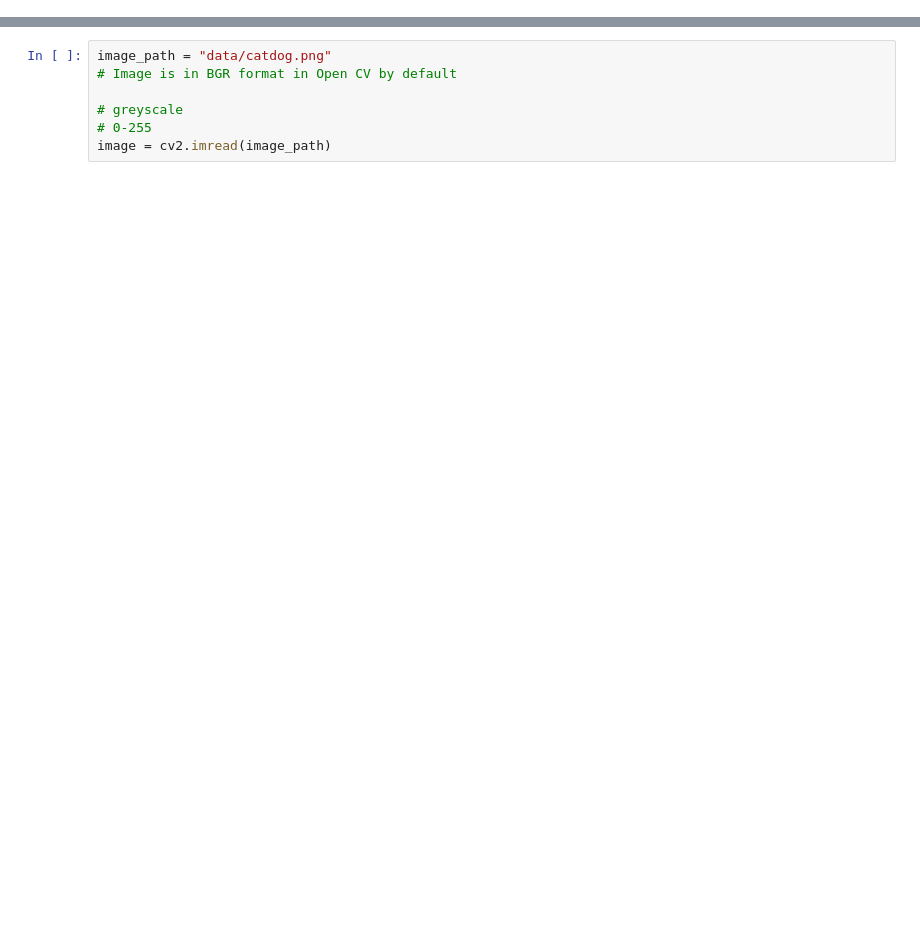
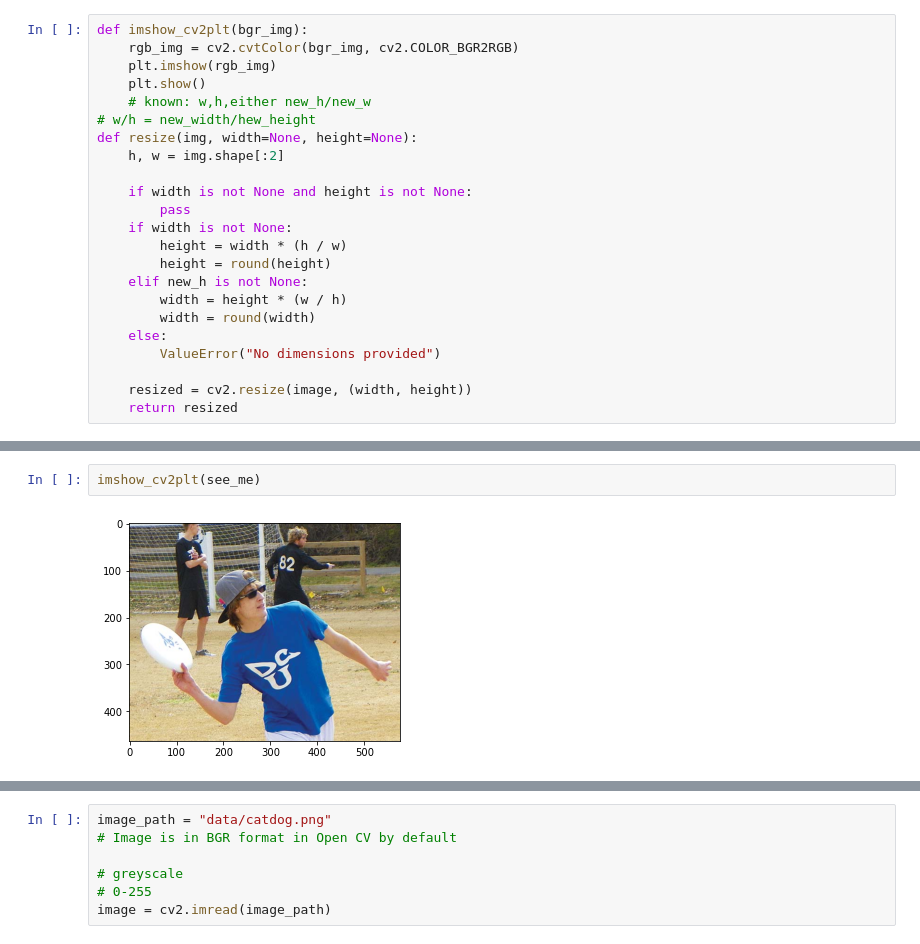
Before and after one commit to AsterLaoWhy/cv_intro, a Jupyter notebook: pseudo_hw.ipynb, the cells around one changed output, grey strips where cells are left out. Saved outputs shown, nothing was run; the diff lists cells and outputs as text; blank space fills up the shorter version.

```diff
--- a/pseudo_hw.ipynb
+++ b/pseudo_hw.ipynb
@@ -10,3 +10,26 @@ import numpy as np
 %matplotlib inline
 # %% [output]
 [interactive output not drawn]
+# %%
+def imshow_cv2plt(bgr_img):
+    rgb_img = cv2.cvtColor(bgr_img, cv2.COLOR_BGR2RGB)
+    plt.imshow(rgb_img)
+    plt.show()
+    # known: w,h,either new_h/new_w
+# w/h = new_width/hew_height
+def resize(img, width=None, height=None):
+    h, w = img.shape[:2]
+
+    if width is not None and height is not None:
+        pass
+    if width is not None:
+        height = width * (h / w)
+        height = round(height)
+    elif new_h is not None:
+        width = height * (w / h)
+        width = round(width)
+    else:
+        ValueError("No dimensions provided")
+
+    resized = cv2.resize(image, (width, height))
+    return resized
@@ -18,0 +60,4 @@ glob.glob("data/*")
+# %%
+imshow_cv2plt(see_me)
+# %% [output]
+[figure, added]
```
Also changed, not shown: parts of 8 cells of this notebook, 1 other file.
